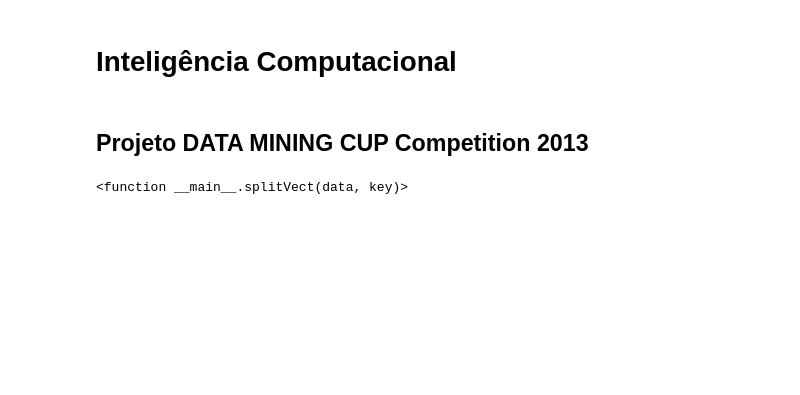
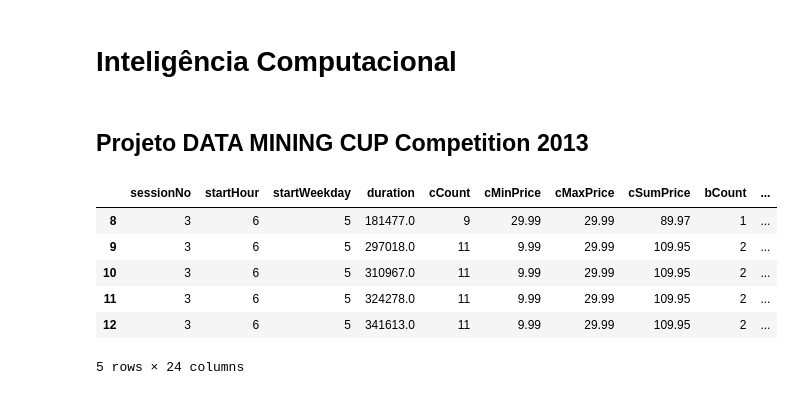
Before and after one commit to victorgfb/data-mining-cup-2013, a Jupyter notebook: Projeto.ipynb, the cells around one changed output. Drawn from its saved outputs; the diff is of its cells as text; code cells hidden in the pictures; blank space fills up the shorter version.

```diff
--- a/Projeto.ipynb
+++ b/Projeto.ipynb
@@ -28,4 +9,16 @@ splited = splitVect(data,'sessionNo')
-# %%
-splited
-# %% [output]
-<function __main__.splitVect(data, key)>
+# %%
+group = data["sessionNo"]
+agg = data.groupby([group])
+splited = []
+for group in agg:
+    splited.append(pd.DataFrame(data = group[1], columns=data.columns.values))
+# %%
+splited[2] # vetor de dataframes separados por sessionNo
+# %% [output]
+|  | sessionNo | startHour | startWeekday | duration | cCount | cMinPrice | cMaxPrice | cSumPrice | bCount | ... |
+| 8 | 3 | 6 | 5 | 181477.0 | 9 | 29.99 | 29.99 | 89.97 | 1 | ... |
+| 9 | 3 | 6 | 5 | 297018.0 | 11 | 9.99 | 29.99 | 109.95 | 2 | ... |
+| 10 | 3 | 6 | 5 | 310967.0 | 11 | 9.99 | 29.99 | 109.95 | 2 | ... |
+| 11 | 3 | 6 | 5 | 324278.0 | 11 | 9.99 | 29.99 | 109.95 | 2 | ... |
+| 12 | 3 | 6 | 5 | 341613.0 | 11 | 9.99 | 29.99 | 109.95 | 2 | ... |
+5 rows × 24 columns
```
Also changed, not shown: parts of 25 cells of this notebook.
